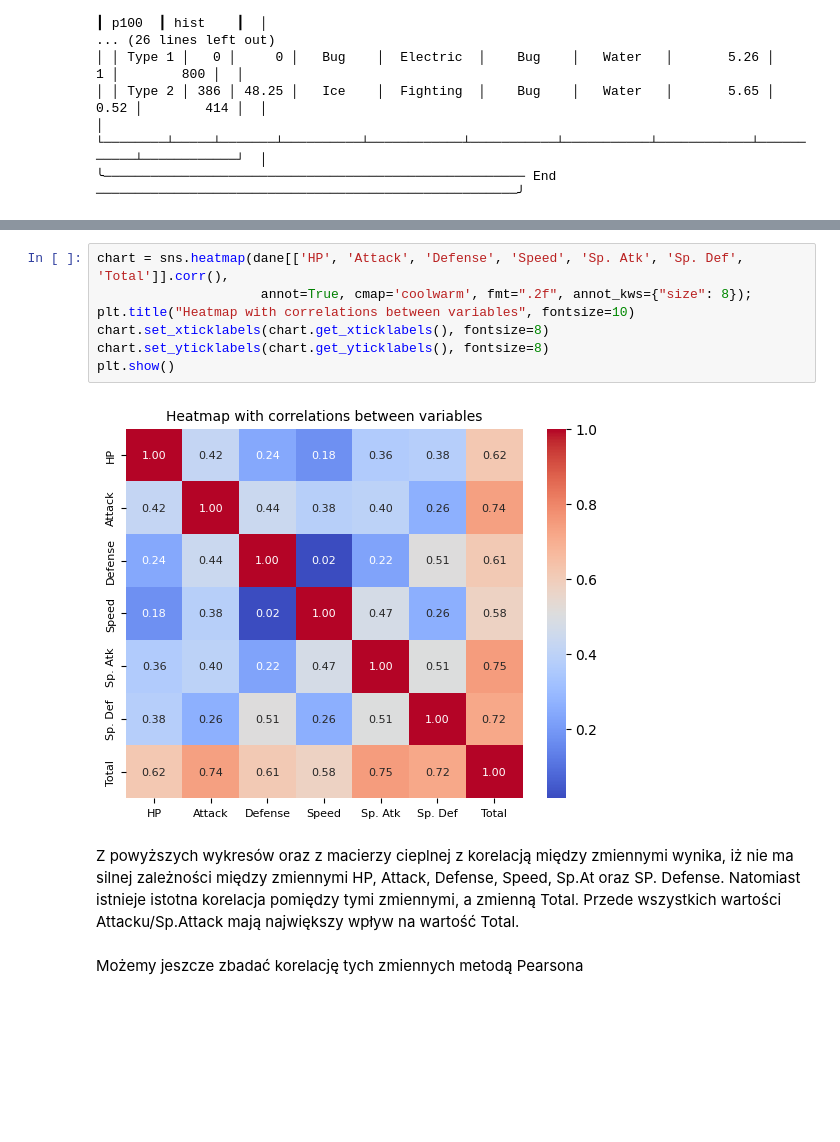
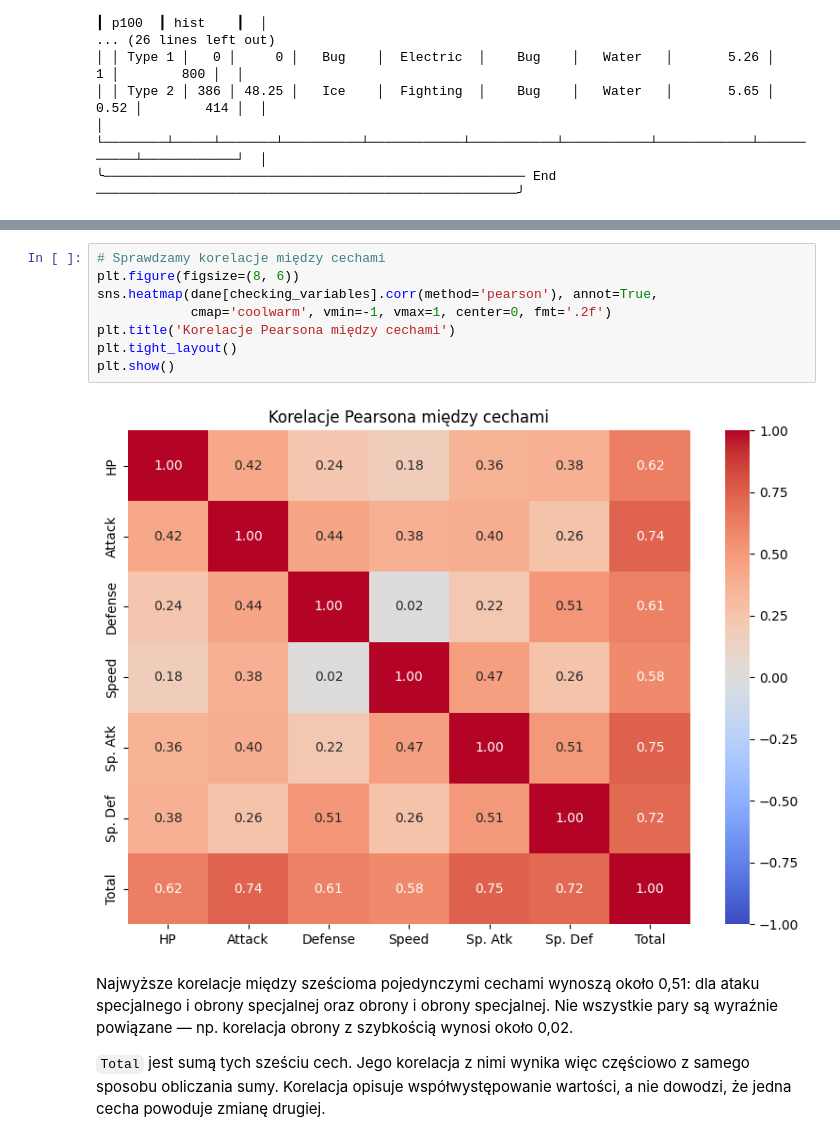
Before and after one commit to Kubix-commits/Wizualizacja-Danych, a Jupyter notebook: Projekt - wizualizacja/Wizualizacja danych.ipynb, the cells around one changed output, grey strips where cells are left out. Cells and saved outputs as stored; diff of their text form; blank space fills up the shorter version.

```diff
--- a/Projekt - wizualizacja/Wizualizacja danych.ipynb
+++ b/Projekt - wizualizacja/Wizualizacja danych.ipynb
@@ -121,13 +207,14 @@ plt.tight_layout()
 # %%
-chart = sns.heatmap(dane[['HP', 'Attack', 'Defense', 'Speed', 'Sp. Atk', 'Sp. Def', 'Total']].corr(),
-                     annot=True, cmap='coolwarm', fmt=".2f", annot_kws={"size": 8});
-plt.title("Heatmap with correlations between variables", fontsize=10)
-chart.set_xticklabels(chart.get_xticklabels(), fontsize=8)
-chart.set_yticklabels(chart.get_yticklabels(), fontsize=8)
+# Sprawdzamy korelacje między cechami
+plt.figure(figsize=(8, 6))
+sns.heatmap(dane[checking_variables].corr(method='pearson'), annot=True,
+            cmap='coolwarm', vmin=-1, vmax=1, center=0, fmt='.2f')
+plt.title('Korelacje Pearsona między cechami')
+plt.tight_layout()
 plt.show()
 # %% [output]
-[figure, old version]
+[figure, new version]
 # %% [markdown]
-Z powyższych  wykresów oraz z macierzy cieplnej z korelacją między zmiennymi wynika, iż nie ma silnej zależności między zmiennymi HP, Attack, Defense, Speed, Sp.At oraz SP. Defense. Natomiast istnieje istotna korelacja pomiędzy tymi zmiennymi, a zmienną Total. Przede wszystkich wartości Attacku/Sp.Attack mają największy wpływ na wartość Total.
+Najwyższe korelacje między sześcioma pojedynczymi cechami wynoszą około 0,51: dla ataku specjalnego i obrony specjalnej oraz obrony i obrony specjalnej. Nie wszystkie pary są wyraźnie powiązane — np. korelacja obrony z szybkością wynosi około 0,02.
+
+`Total` jest sumą tych sześciu cech. Jego korelacja z nimi wynika więc częściowo z samego sposobu obliczania sumy. Korelacja opisuje współwystępowanie wartości, a nie dowodzi, że jedna cecha powoduje zmianę drugiej.
-# %% [markdown]
-Możemy jeszcze zbadać korelację tych zmiennych metodą Pearsona
```
Also changed, not shown: parts of 50 cells of this notebook, 1 other file.
